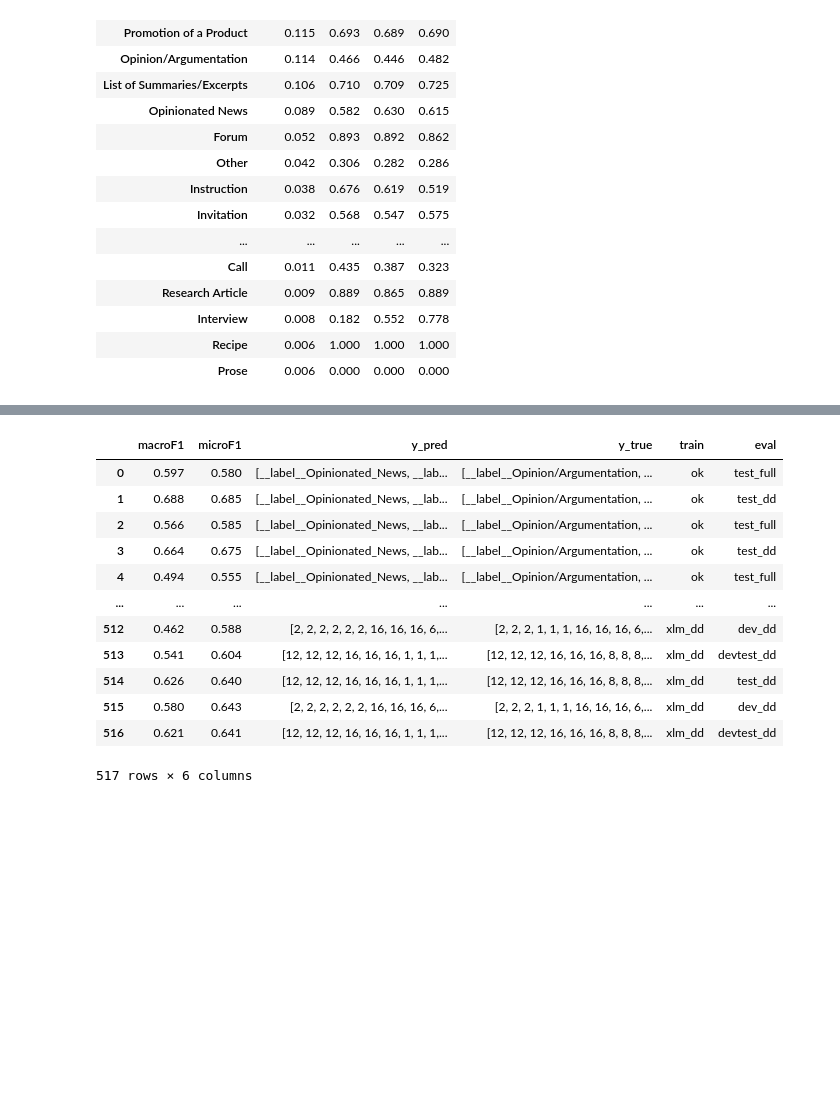
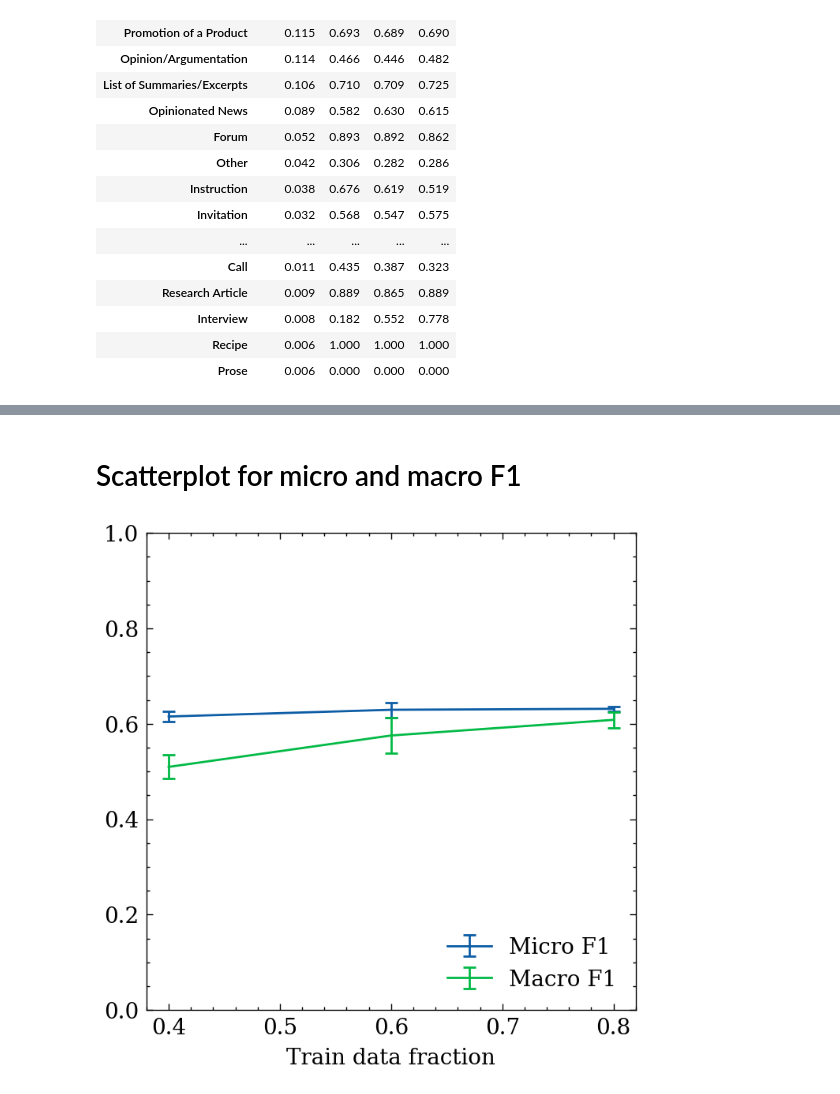
Before and after one commit to TajaKuzman/Transformers-GINCO-Experiments, a Jupyter notebook: 24_paper_additional_analysis.ipynb, the cells around one changed output, grey strips where cells are left out. Drawn from its saved outputs; the diff is of its cells as text; code cells hidden in the pictures; blank space fills up the shorter version.

```diff
--- a/24_paper_additional_analysis.ipynb
+++ b/24_paper_additional_analysis.ipynb
@@ -263,17 +263,35 @@ plt.show()
-# %%
-c1 = df.train == "dd"
-c2 = df.
-# %% [output]
-|  | macroF1 | microF1 | y_pred | y_true | train | eval |
-| 0 | 0.597 | 0.580 | [__label__Opinionated_News, __lab... | [__label__Opinion/Argumentation, ... | ok | test_full |
-| 1 | 0.688 | 0.685 | [__label__Opinionated_News, __lab... | [__label__Opinion/Argumentation, ... | ok | test_dd |
-| 2 | 0.566 | 0.585 | [__label__Opinionated_News, __lab... | [__label__Opinion/Argumentation, ... | ok | test_full |
-| 3 | 0.664 | 0.675 | [__label__Opinionated_News, __lab... | [__label__Opinion/Argumentation, ... | ok | test_dd |
-| 4 | 0.494 | 0.555 | [__label__Opinionated_News, __lab... | [__label__Opinion/Argumentation, ... | ok | test_full |
-| ... | ... | ... | ... | ... | ... | ... |
-| 512 | 0.462 | 0.588 | [2, 2, 2, 2, 2, 2, 16, 16, 16, 6,... | [2, 2, 2, 1, 1, 1, 16, 16, 16, 6,... | xlm_dd | dev_dd |
-| 513 | 0.541 | 0.604 | [12, 12, 12, 16, 16, 16, 1, 1, 1,... | [12, 12, 12, 16, 16, 16, 8, 8, 8,... | xlm_dd | devtest_dd |
-| 514 | 0.626 | 0.640 | [12, 12, 12, 16, 16, 16, 1, 1, 1,... | [12, 12, 12, 16, 16, 16, 8, 8, 8,... | xlm_dd | test_dd |
-| 515 | 0.580 | 0.643 | [2, 2, 2, 2, 2, 2, 16, 16, 16, 6,... | [2, 2, 2, 1, 1, 1, 16, 16, 16, 6,... | xlm_dd | dev_dd |
-| 516 | 0.621 | 0.641 | [12, 12, 12, 16, 16, 16, 1, 1, 1,... | [12, 12, 12, 16, 16, 16, 8, 8, 8,... | xlm_dd | devtest_dd |
-517 rows × 6 columns
+# %% [markdown]
+# Scatterplot for micro and macro  F1
+# %%
+percentages = [0.4, 0.6, 0.8]
+macro_means = list()
+macro_stds = list()
+micro_means = list()
+micro_stds = list()
+
+
+for condition in ['minitrain_dd', "dd", 'traindev_dd']:
+
+    c1 = df.train == condition
+    c2 = df["eval"] == "test_dd"
+    import numpy as np
+    subset = df[c1 & c2].copy()
+    micros = subset.microF1.values
+    macros = subset.macroF1.values
+    micro_means.append(micros.mean())
+    macro_means.append(macros.mean())
+
+    micro_stds.append(micros.std())
+    macro_stds.append(macros.std())
+# %%
+fig, ax = plt.subplots(figsize=(4,4), dpi=200)
+ax.errorbar(percentages, micro_means, yerr=micro_stds, label="Micro F1", capsize=3)
+ax.errorbar(percentages, macro_means, yerr=macro_stds, label="Macro F1", capsize=3)
+ax.legend(loc="lower right")
+ax.set_xlabel("Train data fraction")
+#ax.set_ylim((0, 1))
+#plt.savefig("paper/train_size.pdf")
+#plt.savefig("paper/train_size.png")
+plt.show()
+# %% [output]
+[figure, added]
```
Also changed, not shown: parts of 10 cells of this notebook.
